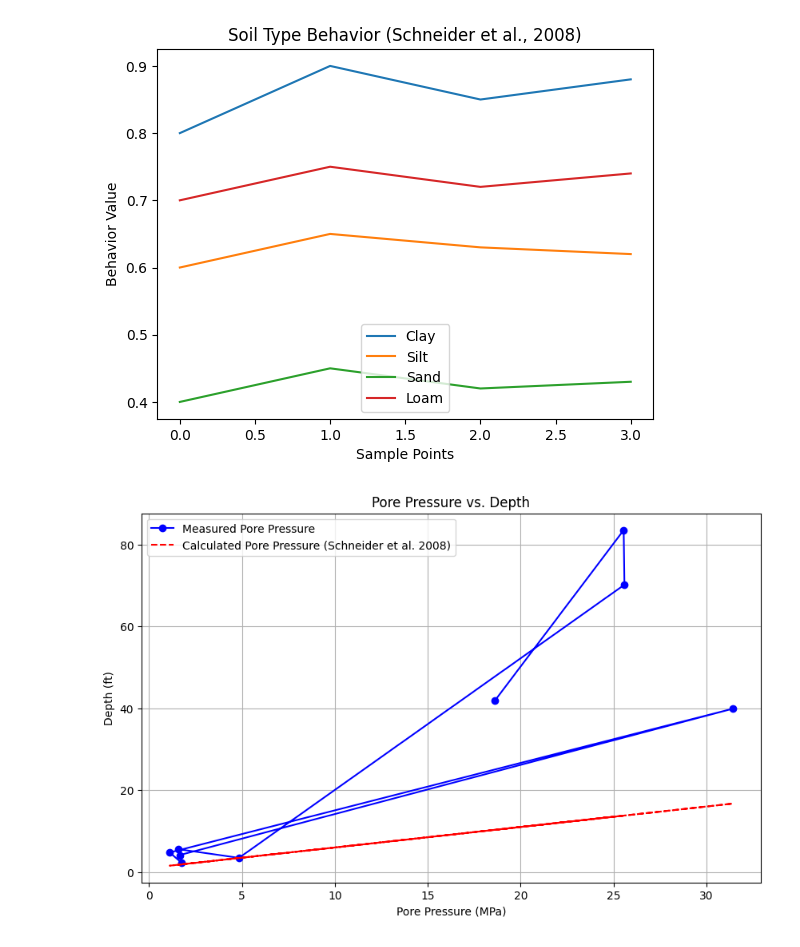
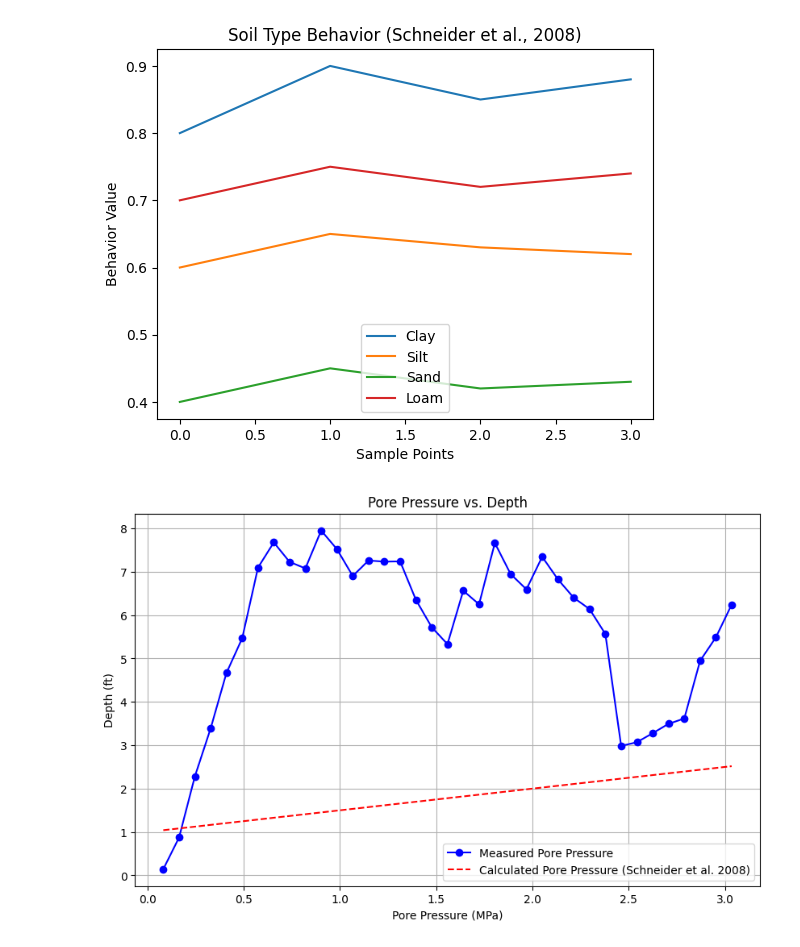
Before and after one commit to iGeology-Illinois/geol-581-module-3-principles-of-uncertainty-chapter-4-seanb7, a Jupyter notebook: Python Lab 4.ipynb, the cells around one changed output. Cells and saved outputs as stored; diff of their text form; code cells hidden in the pictures.

```diff
--- a/Python Lab 4.ipynb
+++ b/Python Lab 4.ipynb
@@ -709,25 +709,25 @@ plt.show()
 # %%
 # Graphing Pore Pressure using Schneider et al 2008
 # Example data (replace with your actual data)
-depth = np.array([18.61854, 25.54923, 25.59024, 4.83918, 1.55838, 1.64040, 31.41366, 1.10727, 1.76343])
-pore_pressure = np.array([41.873091, 83.470125, 70.144998, 3.460923, 5.590649, 4.129513, 39.859902, 4.772000, 2.213190])  # Pore pressure in MPa
+depth = df['Depth_ft']  # Depth in ft
+pore_pressure = df['u_ft']  # Pore pressure in MPa
 
 # Schneider et al. (2008) method parameters (example values)
 a = 0.5  # Coefficient a
 b = 1.0  # Coefficient b
 
 # Calculate pore pressure using Schneider et al. (2008) method
 calculated_pore_pressure = a * depth + b
 
 # Plotting the data
 plt.figure(figsize=(10, 6))
 plt.plot(depth, pore_pressure, 'bo-', label='Measured Pore Pressure')
 plt.plot(depth, calculated_pore_pressure, 'r--', label='Calculated Pore Pressure (Schneider et al. 2008)')
 plt.xlabel('Pore Pressure (MPa)')
 plt.ylabel('Depth (ft)')
 plt.title('Pore Pressure vs. Depth')
 plt.legend()
 plt.grid(True)
 plt.show()
 # %% [output]
-[figure, old version]
+[figure, new version]
```
Also changed, not shown: parts of 3 cells of this notebook.
